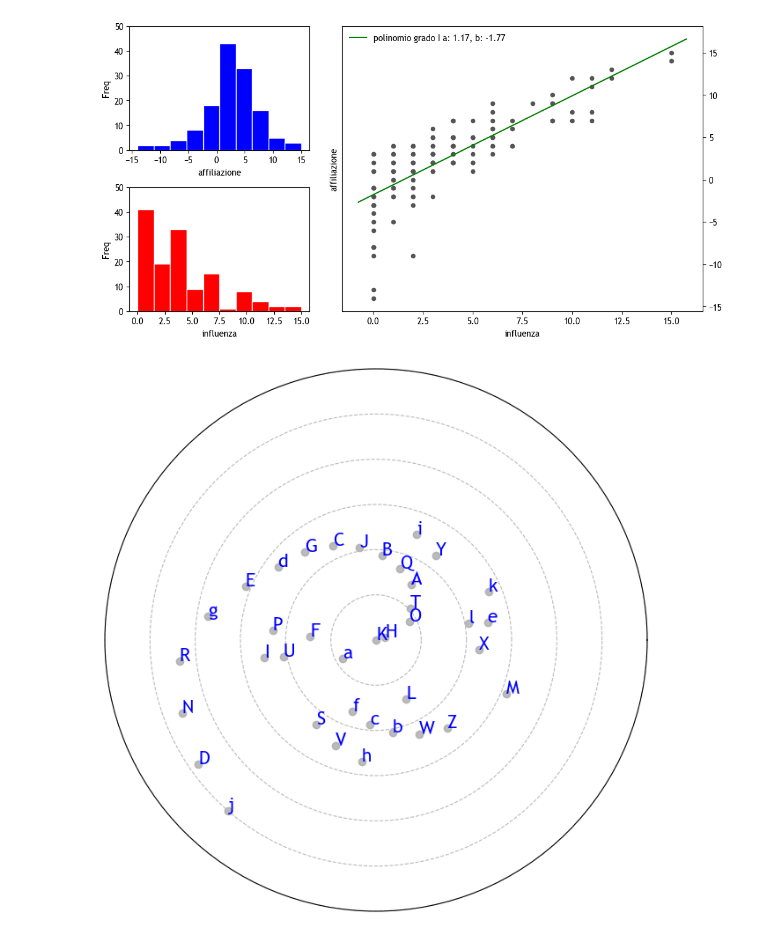
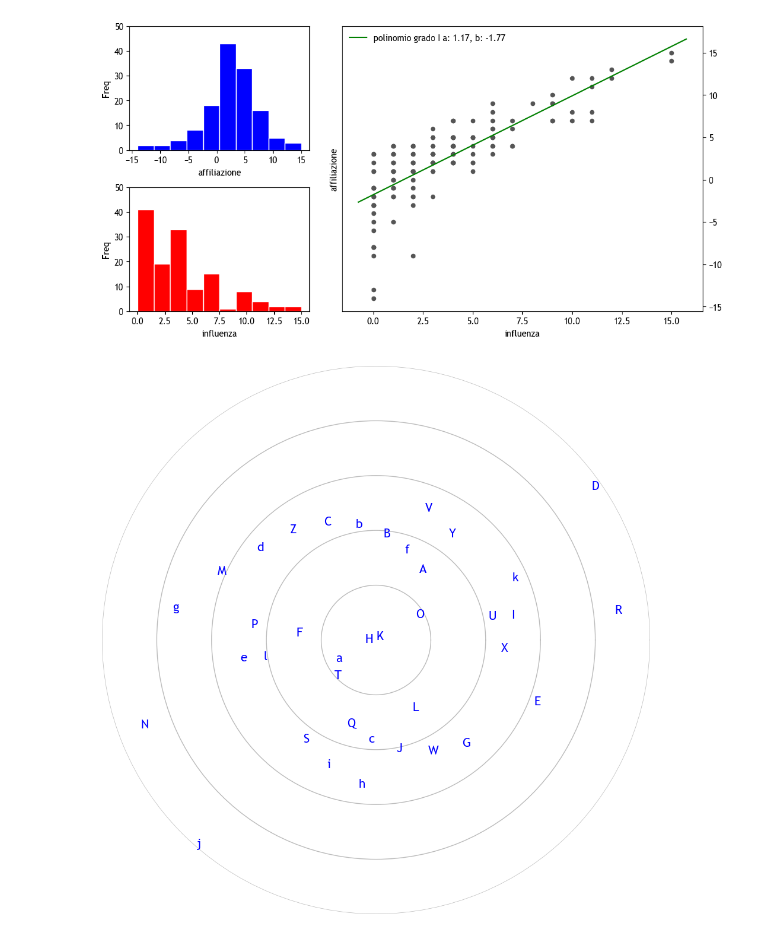
Before and after one commit to alkaest2002/abgrid, a Jupyter notebook: ipython/eda.ipynb, the cells around one changed output. Drawn from its saved outputs; the diff is of its cells as text; code cells hidden in the pictures.

```diff
--- a/ipython/eda.ipynb
+++ b/ipython/eda.ipynb
@@ -72,33 +72,33 @@ abgrid_wide_i = abgrid_wide.set_index("id")
 # %%
 # Compute areas and colors
 
 data = abgrid_wide_i.loc[:, ["lettera_stu_i", "ac_raw_stu_i"]]
 
 data["ac_raw_stu_i"] = (
     data["ac_raw_stu_i"]
         .sub(data["ac_raw_stu_i"].min())
         .div(data["ac_raw_stu_i"].max() - data["ac_raw_stu_i"].min())
 )
 
-fig, ax = plt.subplots(figsize=(8,8), subplot_kw={'projection': 'polar'})
+fig, ax = plt.subplots(figsize=(12,12), subplot_kw={'projection': 'polar'})
 
 ax.set_xticklabels([]);
 ax.set_yticklabels([]);
-ax.set_ylim(0,1.2)
 ax.get_xaxis().set_visible(False)
-ax.grid(color= '#bbb', linestyle = '--', linewidth = .8)
-
+ax.grid(color= '#bbb', linestyle = '-', linewidth =1)
+ax.set_ylim(0, data["ac_raw_stu_i"].max())
+ax.spines['polar']. set_visible(False)
 for idx, (label, group_data) in enumerate(data.groupby(by="ac_raw_stu_i")):
-    offset = idx * .25
+    offset = idx % 2 * -np.pi + idx * .25
     group_data = group_data.reset_index(drop=True)
     nodes = group_data["lettera_stu_i"].values
     r = group_data["ac_raw_stu_i"]
     slice = (2 * np.pi) / group_data["ac_raw_stu_i"].shape[0]
     theta = pd.Series(group_data["ac_raw_stu_i"].index.values).mul(slice).add(offset)
-    ax.scatter(theta, r, alpha=.8, color="#aaa")
+    ax.scatter(theta, r, alpha=0, s=2, color="#aaa")
     for i, txt in enumerate(nodes):
         ax.annotate(txt, (theta[i], r[i]), fontsize=15, color="blue")
 
     fig.savefig("./analysis/polar.svg", bbox_inches='tight')
 # %% [output]
-[figure, old version]
+[figure, new version]
```
